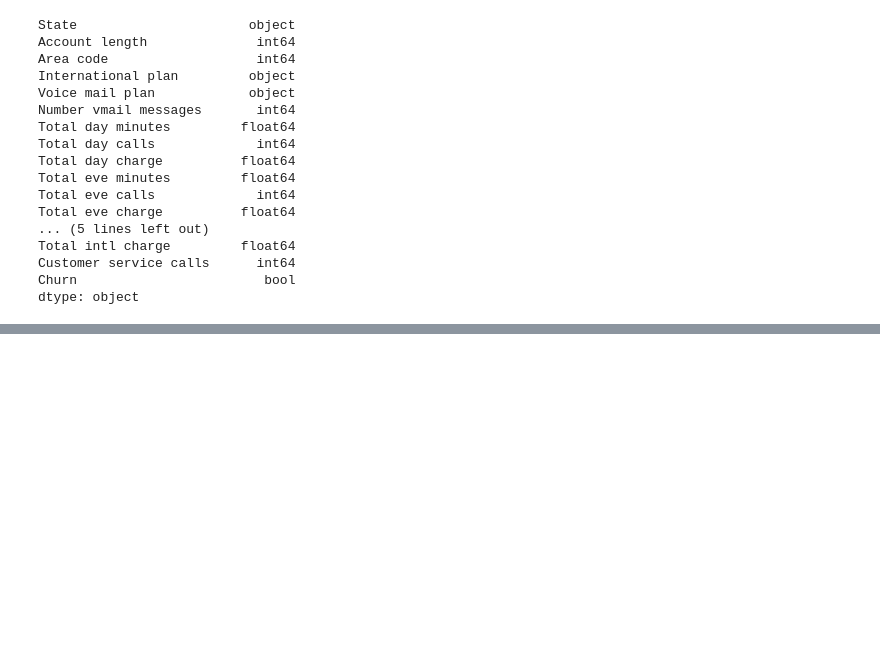
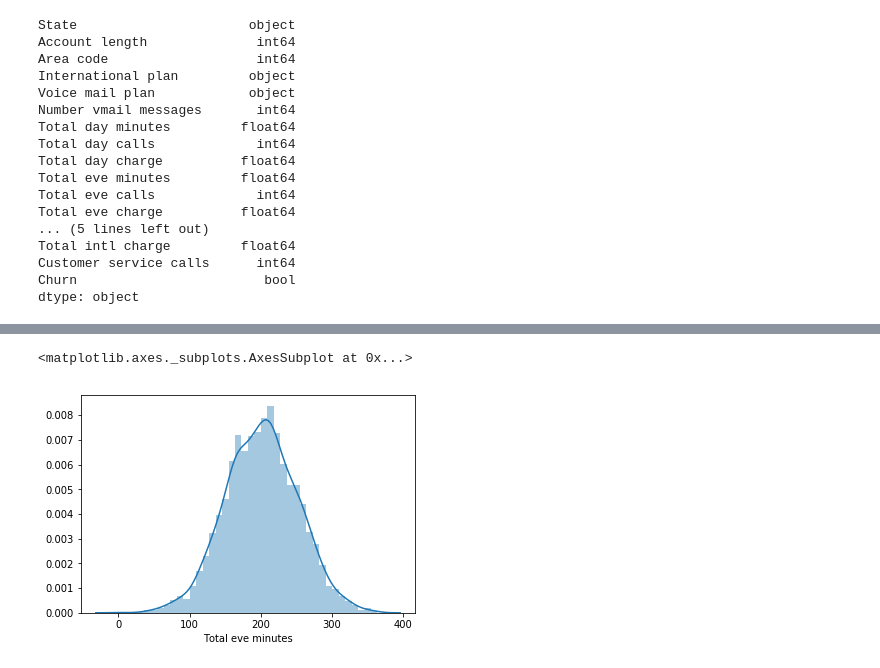
Before and after one commit to kangand/1000ml, a Jupyter notebook: Data prep.ipynb, the cells around one changed output, grey strips where cells are left out. Drawn from its saved outputs; the diff is of its cells as text; code cells hidden in the pictures; blank space fills up the shorter version.

```diff
--- a/Data prep.ipynb
+++ b/Data prep.ipynb
@@ -205,3 +304,8 @@ Name: Churn, dtype: int64
+# %%
+sns.distplot(teledf['Total eve minutes'])
+# %% [output]
+<matplotlib.axes._subplots.AxesSubplot at 0x...>
+[figure, added]
 # %%
 #export datasets for analysis notebook
 
```
Also changed, not shown: parts of 29 cells of this notebook.
